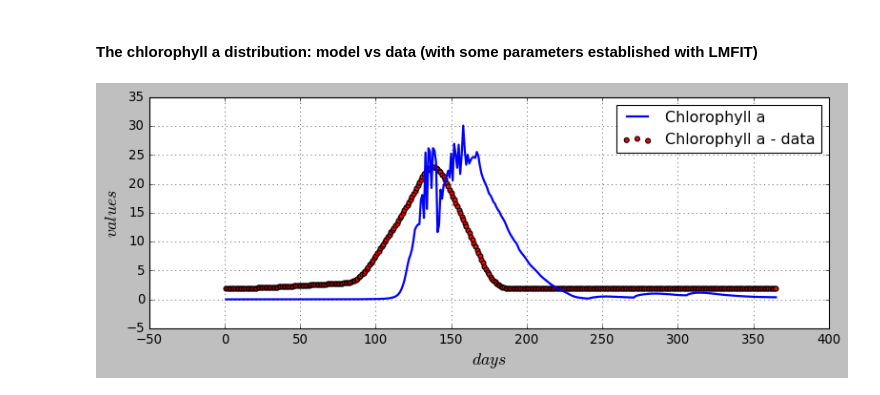
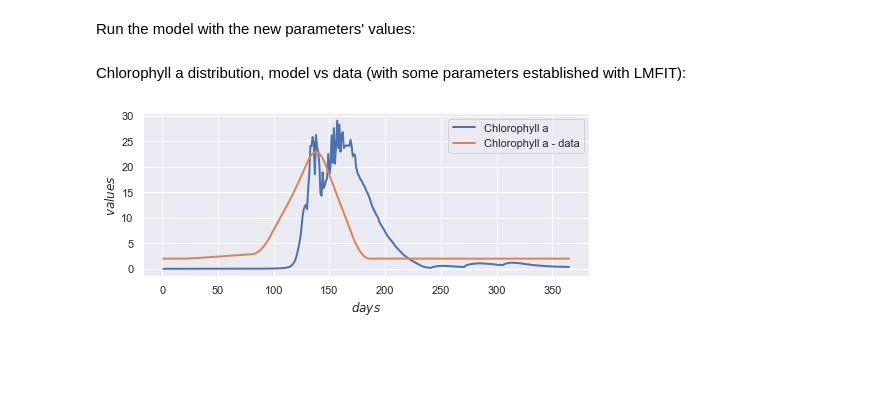
Before and after one commit to limash/Alkalinity_in_the_Wadden_Sea, a Jupyter notebook: s_3_biogeochemical_model_parameters_identification.ipynb, the cells around one changed output. Saved outputs shown, nothing was run; the diff lists cells and outputs as text; code cells hidden in the pictures; blank space fills up the shorter version.

```diff
--- a/s_3_biogeochemical_model_parameters_identification.ipynb
+++ b/s_3_biogeochemical_model_parameters_identification.ipynb
@@ -196,3 +164,5 @@ print(pbm); print(alpha)
+# %% [markdown]
+Run the model with the new parameters' values:
 # %%
 chl_a, phy_dgrate, rations = bf.calculate(
     depth, k, k_mix, latitude, days, temperature,
@@ -206,8 +176,8 @@ chl_a, phy_dgrate, rations = bf.calculate(
     pom, dom, om_flux,
     k_pom_dom, k_omox_o2, tref, k_dom_ox, k_pom_ox)
 # %% [markdown]
-#### The chlorophyll a distribution: model vs data (with some parameters established with LMFIT)
+Chlorophyll a distribution, model vs data (with some parameters established with LMFIT):
 # %%
-pf.plot_double(chl_a,'Chlorophyll a',chl_a_data,'Chlorophyll a - data')
+pf.plot_year_multi((chl_a,'Chlorophyll a'),(chl_a_data,'Chlorophyll a - data'))
 # %% [output]
-[figure, old version]
+[figure, new version]
```
Also changed, not shown: parts of 24 cells of this notebook, 8 other files.
